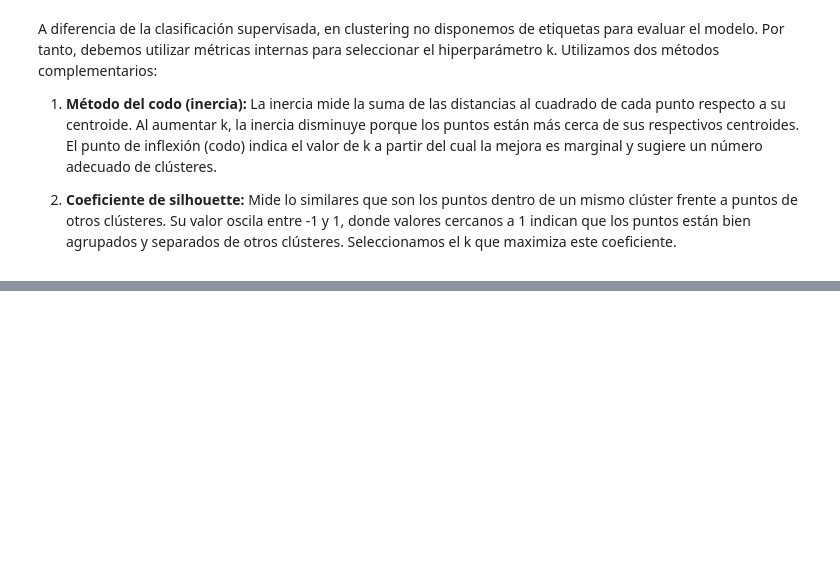
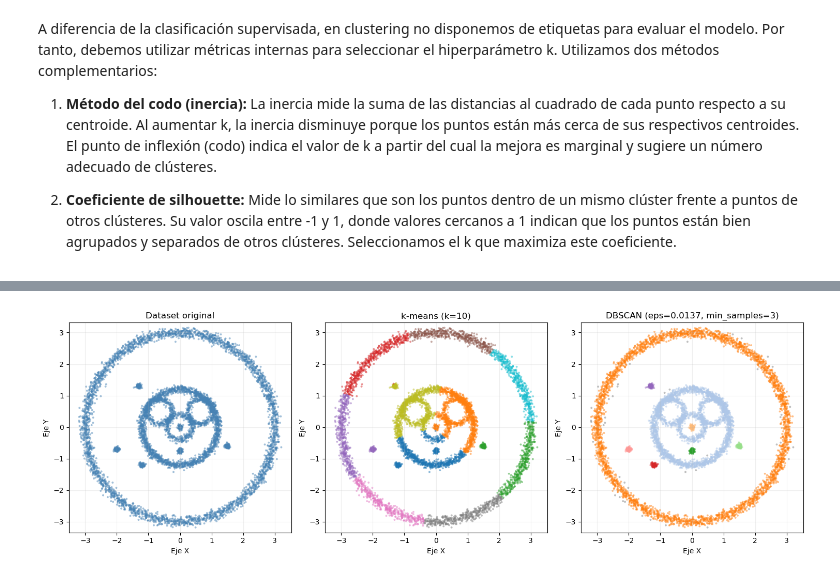
Before and after one commit to alex-rubino-fernandez/machine-learning-activities, a Jupyter notebook: act2-unsupervised-clustering/gcd_aa2_act2_alex_rubino.ipynb, the cells around one changed output, grey strips where cells are left out. Drawn from its saved outputs; the diff is of its cells as text; code cells hidden in the pictures; blank space fills up the shorter version.

```diff
--- a/act2-unsupervised-clustering/gcd_aa2_act2_alex_rubino.ipynb
+++ b/act2-unsupervised-clustering/gcd_aa2_act2_alex_rubino.ipynb
@@ -237,0 +375,9 @@ Para determinar eps, utilizamos el gráfico de distancias al k-ésimo vecino. Se
+# %%
+# Mostrar distribución de puntos por clúster
+print("\nDistribución de puntos por clúster:")
+for label in sorted(unique_labels):
+    count = sum(y_dbscan == label)
+    if label == -1:
+        print(f"  Ruido: {count} puntos ({count/len(X)*100:.1f}%)")
+    else:
+        print(f"  Clúster {label}: {count} puntos ({count/len(X)*100:.1f}%)")
@@ -237,0 +407,36 @@ Para determinar eps, utilizamos el gráfico de distancias al k-ésimo vecino. Se
+# %%
+# Comparación visual lado a lado
+fig, axes = plt.subplots(1, 3, figsize=(15, 5))
+
+# Dataset original
+axes[0].scatter(X[:, 0], X[:, 1], s=8, alpha=0.5, c='steelblue', edgecolors='none')
+axes[0].set_title('Dataset original', fontsize=12)
+axes[0].set_xlabel('Eje X')
+axes[0].set_ylabel('Eje Y')
+axes[0].axis('equal')
+axes[0].grid(True, alpha=0.2)
+
+# k-means
+axes[1].scatter(X[:, 0], X[:, 1], c=y_kmeans, s=8, alpha=0.5, cmap='tab10', edgecolors='none')
+axes[1].set_title(f'k-means (k={best_k})', fontsize=12)
+axes[1].set_xlabel('Eje X')
+axes[1].set_ylabel('Eje Y')
+axes[1].axis('equal')
+axes[1].grid(True, alpha=0.2)
+
+# DBSCAN
+for label, color in zip(unique_labels, colors):
+    if label == -1:
+        color = 'gray'
+    mask = y_dbscan == label
+    axes[2].scatter(X[mask, 0], X[mask, 1], c=[color], s=8, alpha=0.5, edgecolors='none')
+axes[2].set_title(f'DBSCAN (eps={eps:.4f}, min_samples={min_samples})', fontsize=12)
+axes[2].set_xlabel('Eje X')
+axes[2].set_ylabel('Eje Y')
+axes[2].axis('equal')
+axes[2].grid(True, alpha=0.2)
+
+plt.tight_layout()
+plt.show()
+# %% [output]
+[figure, added]
```
Also changed, not shown: parts of 16 cells of this notebook, 1 other file.
